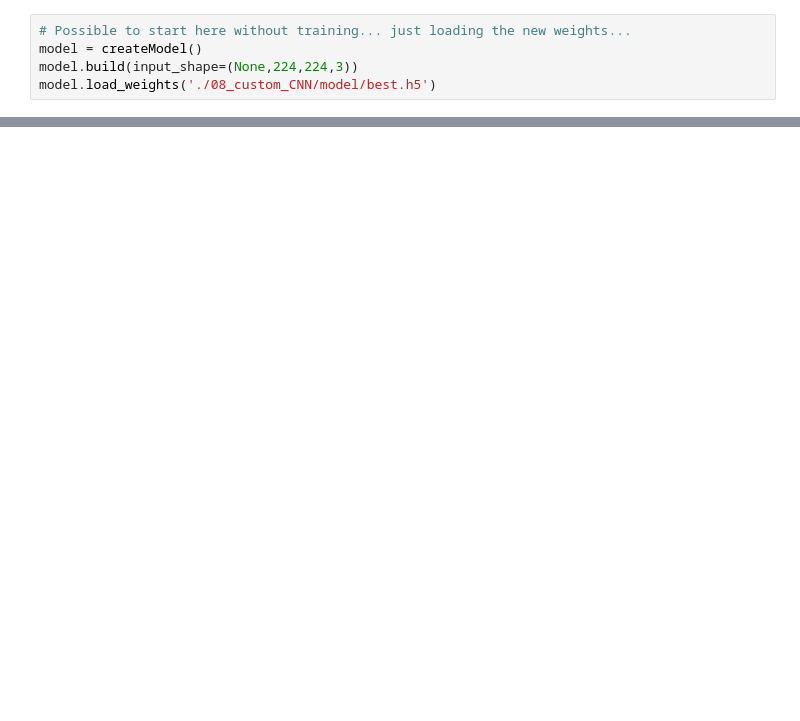
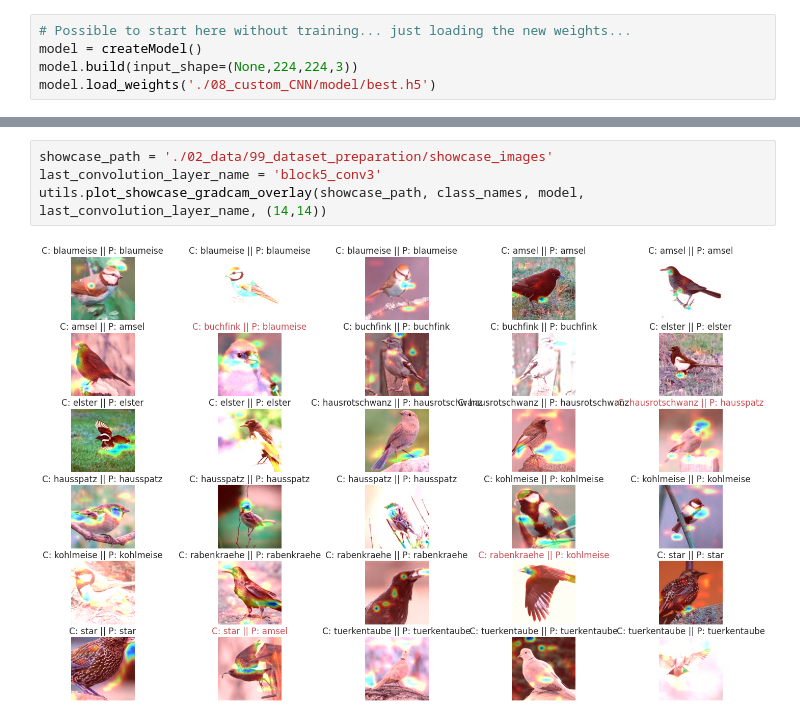
Before and after one commit to caminada87/CommonSwissBirds, a Jupyter notebook: 08_custom_CNN/custom_CNN.ipynb, the cells around one changed output, grey strips where cells are left out. Drawn from its saved outputs; the diff is of its cells as text; blank space fills up the shorter version.

```diff
--- a/08_custom_CNN/custom_CNN.ipynb
+++ b/08_custom_CNN/custom_CNN.ipynb
@@ -225,2 +266,8 @@ utils.plot_showcase(showcase_ds, class_names, showcase_predictions)
+# %%
+showcase_path = './02_data/99_dataset_preparation/showcase_images'
+last_convolution_layer_name = 'block5_conv3'
+utils.plot_showcase_gradcam_overlay(showcase_path, class_names, model, last_convolution_layer_name, (14,14))
+# %% [output]
+[figure, added]
 # %%
 model.summary()
```
Also changed, not shown: parts of 18 cells of this notebook, 10 other files.
